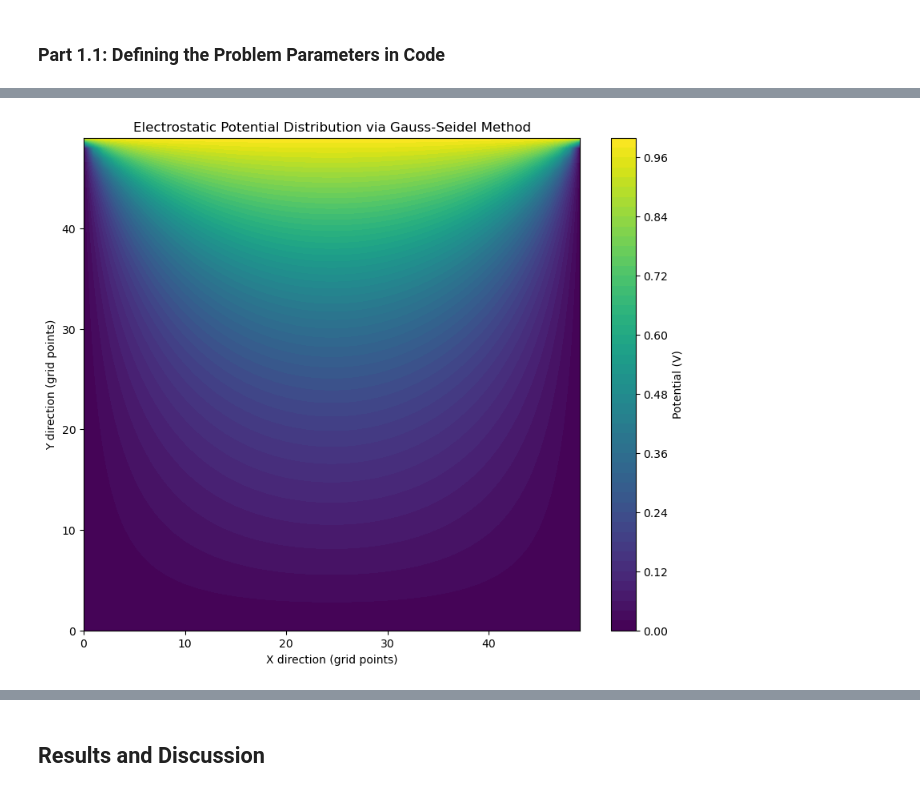
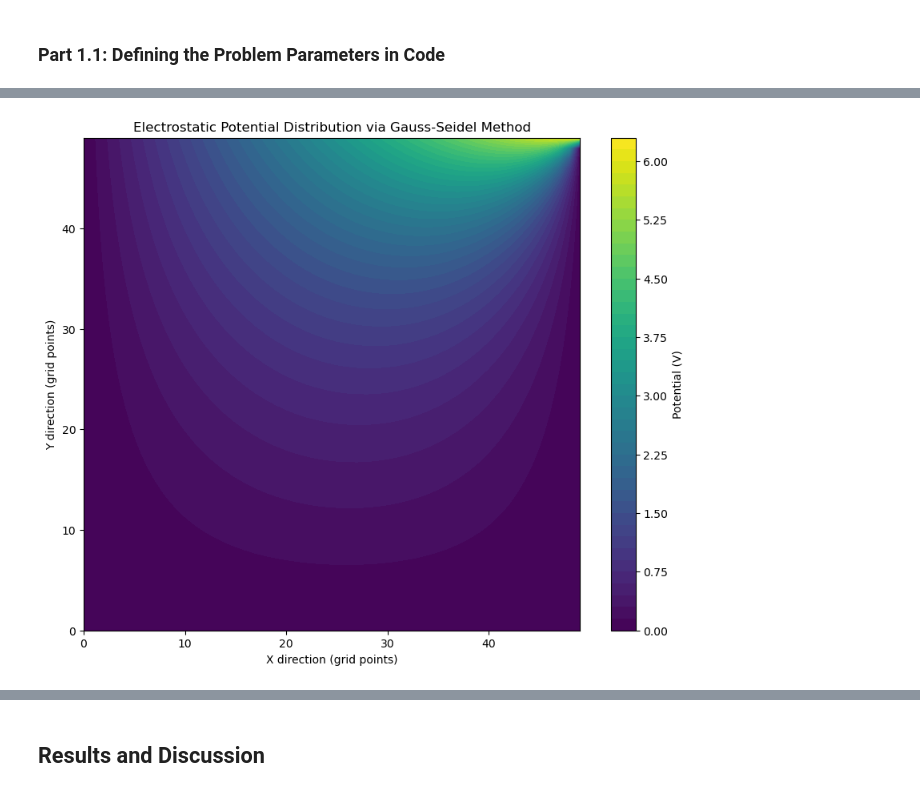
Before and after one commit to doddamre/PHY480-Semester-Project, a Jupyter notebook: PHY480-905_SemesterProject_Doddamreddy.ipynb, the cells around one changed output, grey strips where cells are left out. Cells and saved outputs as stored; diff of their text form; code cells hidden in the pictures.

```diff
--- a/PHY480-905_SemesterProject_Doddamreddy.ipynb
+++ b/PHY480-905_SemesterProject_Doddamreddy.ipynb
@@ -131,0 +413,12 @@ Converged after 5498 iterations with a total error of 9.983273257282338e-05
+# %%
+#Initializing potential array
+potential = np.zeros((Ny, Nx))
+
+#Boundary conditions
+V_0 = np.linspace(0,2*np.pi)
+
+#Applying boundary contitions
+potential[:, 0] = 0  # Left side
+potential[:, -1] = 0  # Right side
+potential[0, :] = 0  # Bottom side
+potential[-1, :] = V_0  # Top side
@@ -132,45 +508,56 @@ Converged after 5498 iterations with a total error of 9.983273257282338e-05
 # %%
 import numpy as np
+import time
 import matplotlib.pyplot as plt
 
 def calculate_error(old_potential, new_potential):
-    # Calculate the relative error
+    """
+    Calculate the total relative error between two potential distributions.
+
+    Parameters:
+    - old_potential (np.ndarray): The potential distribution from the previous iteration.
+    - new_potential (np.ndarray): The updated potential distribution from the current iteration.
+
+    Returns:
+    - float: The sum of the absolute relative errors across all points in the grid.
+    """
     errs = np.abs((new_potential - old_potential) / np.where(new_potential != 0, new_potential, 1))
     return np.sum(errs)
 
 def gauss_seidel(potential, kmax=10000, tol=1e-4):
+    """
+    Solve the electrostatic potential using the Gauss-Seidel iterative method.
+
+    Parameters:
+    - potential (np.ndarray): The initial grid of potential values, including boundary conditions.
+    - kmax (int): The maximum number of iterations to perform.
+    - tol (float): The tolerance for convergence, based on the total error.
+
+    Returns:
+    - np.ndarray: The converged potential distribution, or None if convergence was not achieved.
+    - int: The number of iterations performed.
+    - float: The execution time in seconds.
+    """
+    start_time = time.time()
     Ny, Nx = potential.shape
-    for k in range(1, kmax + 1):
+    for k in range(kmax):
         old_potential = np.copy(potential)
-
         for i in range(1, Ny - 1):
             for j in range(1, Nx - 1):
                 potential[i, j] = 0.25 * (potential[i+1, j] + potential[i-1, j] +
                                           potential[i, j+1] + potential[i, j-1])
 
-        # Calculate error using only interior points to check for convergence
         err = calculate_error(old_potential[1:-1, 1:-1], potential[1:-1, 1:-1])
         if err < tol:
-            print(f"Converged after {k} iterations with a total error of {err}.")
-            return potential
-
-    print("Did not converge.")
-    return potential
-
-def visualize_potential(potential, title='Electrostatic Potential Distribution via Gauss-Seidel Method'):
-    """Plot the electrostatic potential distribution."""
-    plt.figure(figsize=(10, 8))
-    plt.contourf(potential, 50, cmap='viridis')
-    plt.colorbar(label='Potential (V)')
-    plt.title(title)
-    plt.xlabel('X direction (grid points)')
-    plt.ylabel('Y direction (grid points)')
-    plt.show()
+            g_time = time.time() - start_time
+            return potential, k + 1, g_time
+    g_time = time.time() - start_time
+    return None, kmax, g_time
 
 # Problem setup
 L, H = 1.0, 1.0  # Pipe dimensions
 Nx, Ny = 50, 50  # Grid size
-V_0 = 1  # Boundary condition at the top
+V_0 = np.linspace(0,2*np.pi)  # Boundary condition at the top
 
 # Initialize potential array and set boundary conditions
 potential = np.zeros((Ny, Nx))
@@ -180,8 +567,18 @@ potential[0, :] = 0  # Bottom side
 potential[-1, :] = V_0  # Top side
 
 # Solve using the Gauss-Seidel method
-solved_potential = gauss_seidel(potential)
+solved_potential, g_iterations, g_time = gauss_seidel(potential)
+
+# Output the results
+print(f"Gauss-Seidel Method: Converged in {g_iterations} iterations, taking {g_time:.4f} seconds.")
 
 # Visualization
-visualize_potential(solved_potential)
+if solved_potential is not None:
+    plt.figure(figsize=(10, 8))
+    plt.contourf(solved_potential, 50, cmap='viridis')
+    plt.colorbar(label='Potential (V)')
+    plt.title('Electrostatic Potential Distribution via Gauss-Seidel Method')
+    plt.xlabel('X direction (grid points)')
+    plt.ylabel('Y direction (grid points)')
+    plt.show()
 # %% [output]
@@ -189 +586 @@ Converged after 2935 iterations with a total error of 9.983557546476508e-05.
-[figure, old version]
+[figure, new version]
```
Also changed, not shown: parts of 42 cells of this notebook.
